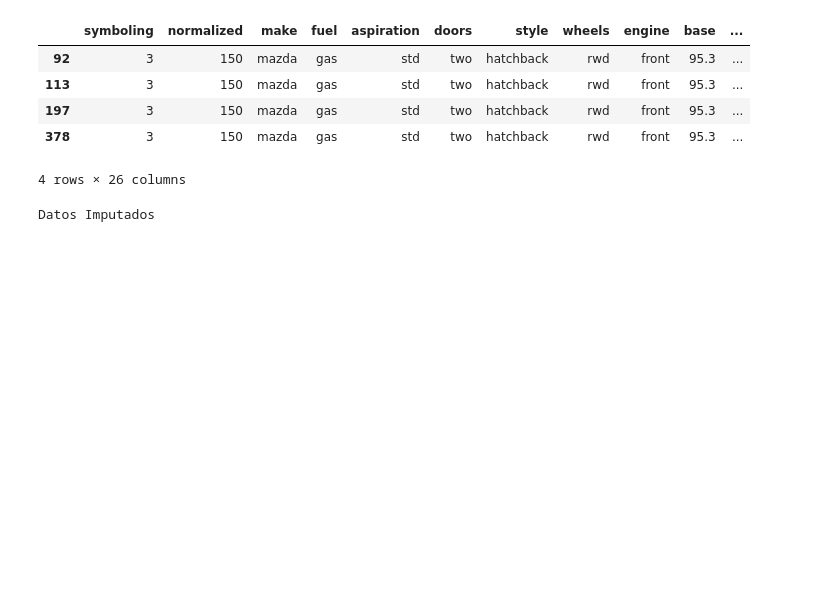
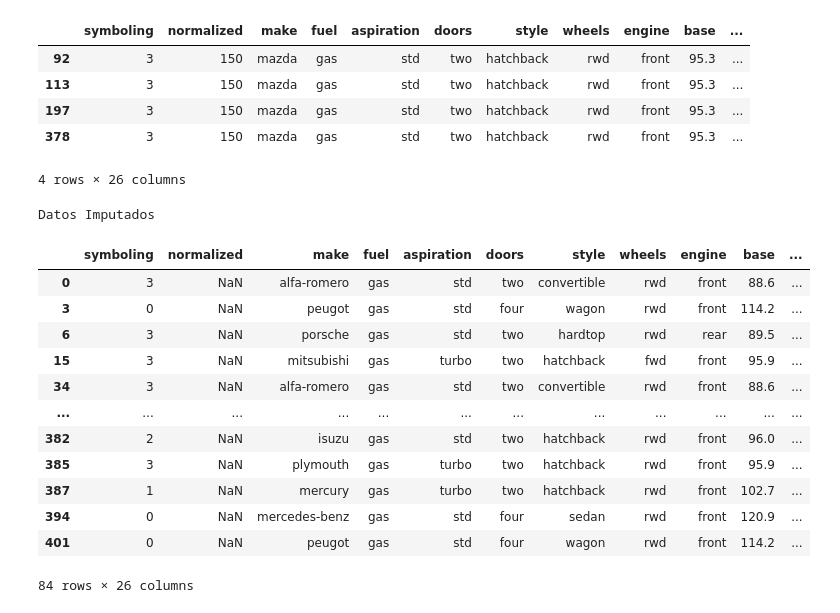
Before and after one commit to karina-salazar12/Analisis-Datos, a Jupyter notebook: EDA_CARROS.ipynb, the cells around one changed output. Cells and saved outputs as stored; diff of their text form; code cells hidden in the pictures; blank space fills up the shorter version.

```diff
--- a/EDA_CARROS.ipynb
+++ b/EDA_CARROS.ipynb
@@ -422,3 +442,21 @@ dfAutos.loc[378,'stroke'] = 3.39
 print('Datos Imputados')
 # %% [output]
 Datos Imputados
+# %%
+#Tarea, con normalized filtrar marca volskwagen, combustible,make,aspiration,style y caballos fuerza
+dfTemp = dfAutos[dfAutos.normalized.isnull()]
+dfTemp.head(85)
+# %% [output]
+|  | symboling | normalized | make | fuel | aspiration | doors | style | wheels | engine | base | ... |
+| 0 | 3 | NaN | alfa-romero | gas | std | two | convertible | rwd | front | 88.6 | ... |
+| 3 | 0 | NaN | peugot | gas | std | four | wagon | rwd | front | 114.2 | ... |
+| 6 | 3 | NaN | porsche | gas | std | two | hardtop | rwd | rear | 89.5 | ... |
+| 15 | 3 | NaN | mitsubishi | gas | turbo | two | hatchback | fwd | front | 95.9 | ... |
+| 34 | 3 | NaN | alfa-romero | gas | std | two | convertible | rwd | front | 88.6 | ... |
+| ... | ... | ... | ... | ... | ... | ... | ... | ... | ... | ... | ... |
+| 382 | 2 | NaN | isuzu | gas | std | two | hatchback | rwd | front | 96.0 | ... |
+| 385 | 3 | NaN | plymouth | gas | turbo | two | hatchback | rwd | front | 95.9 | ... |
+| 387 | 1 | NaN | mercury | gas | turbo | two | hatchback | rwd | front | 102.7 | ... |
+| 394 | 0 | NaN | mercedes-benz | gas | std | four | sedan | rwd | front | 120.9 | ... |
+| 401 | 0 | NaN | peugot | gas | std | four | wagon | rwd | front | 114.2 | ... |
+84 rows × 26 columns
```
Also changed, not shown: parts of 12 cells of this notebook.
